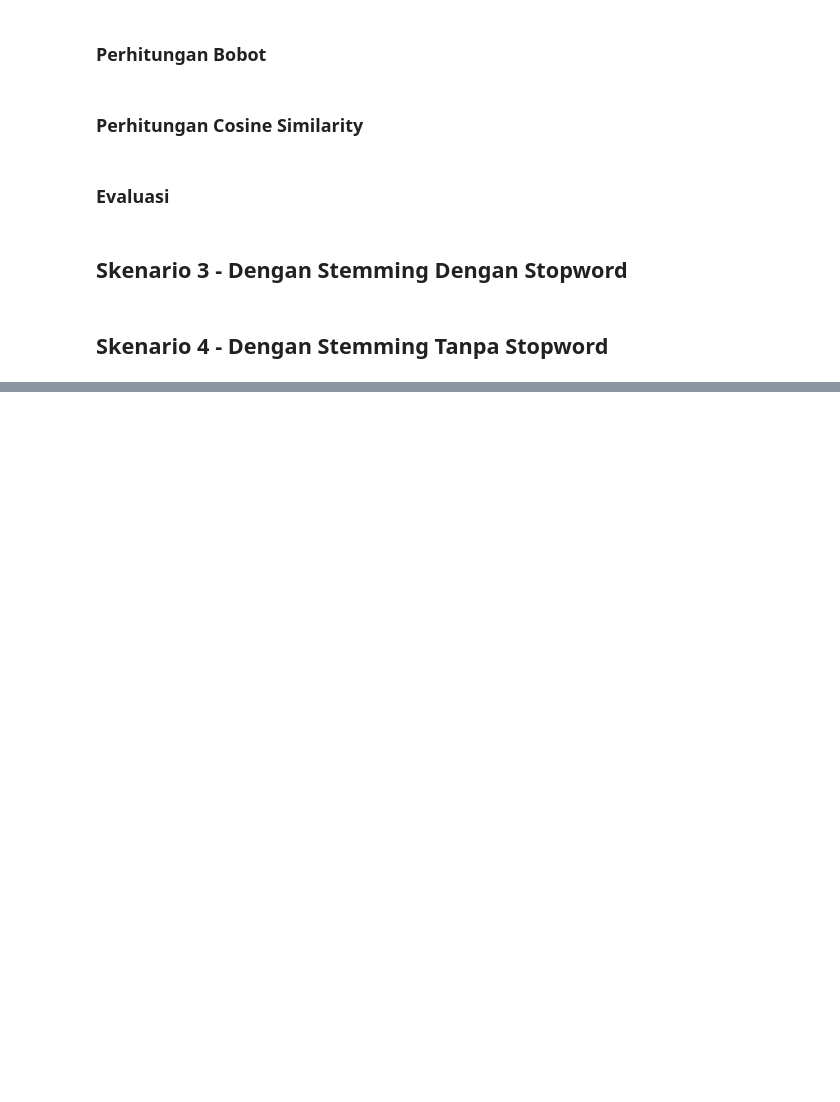
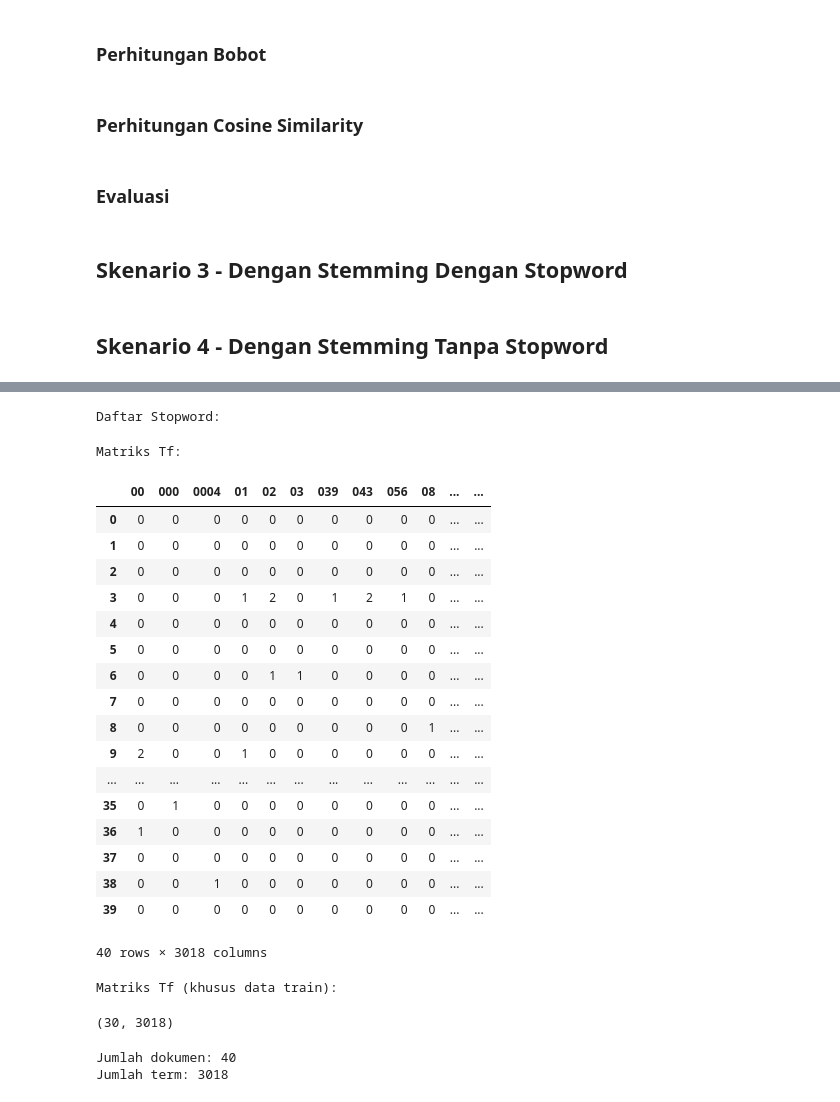
Before and after one commit to abuwildanm/Information-Retrieval, a Jupyter notebook: Projek.ipynb, the cells around one changed output, grey strips where cells are left out. Cells and saved outputs as stored; diff of their text form; code cells hidden in the pictures; blank space fills up the shorter version.

```diff
--- a/Projek.ipynb
+++ b/Projek.ipynb
@@ -460,0 +475,8 @@ cosim_matrix
+# %%
+# Create stemmer
+factory = StemmerFactory()
+stemmer = factory.create_stemmer()
+# %%
+# Stem Process
+for row in range(n_document):
+  sparse_data.loc[row, 'teks'] = stemmer.stem(sparse_data.loc[row, 'teks'])
@@ -460,0 +489,5 @@ cosim_matrix
+# %%
+vectorizer = CountVectorizer()
+tf = vectorizer.fit_transform(sparse_data['teks'])
+print('Jumlah dokumen:', tf.shape[0])
+print('Jumlah term:', tf.shape[1])
@@ -460,0 +519,51 @@ cosim_matrix
+# %%
+print('Daftar Stopword:')
+vectorizer.get_stop_words()
+# %% [output]
+Daftar Stopword:
+# %%
+print('Matriks Tf:')
+tf_matrix = pd.DataFrame(tf.toarray(), columns=vectorizer.get_feature_names())
+tf_matrix
+# %% [output]
+Matriks Tf:
+|  | 00 | 000 | 0004 | 01 | 02 | 03 | 039 | 043 | 056 | 08 | ... | ... |
+| 0 | 0 | 0 | 0 | 0 | 0 | 0 | 0 | 0 | 0 | 0 | ... | ... |
+| 1 | 0 | 0 | 0 | 0 | 0 | 0 | 0 | 0 | 0 | 0 | ... | ... |
+| 2 | 0 | 0 | 0 | 0 | 0 | 0 | 0 | 0 | 0 | 0 | ... | ... |
+| 3 | 0 | 0 | 0 | 1 | 2 | 0 | 1 | 2 | 1 | 0 | ... | ... |
+| 4 | 0 | 0 | 0 | 0 | 0 | 0 | 0 | 0 | 0 | 0 | ... | ... |
+| 5 | 0 | 0 | 0 | 0 | 0 | 0 | 0 | 0 | 0 | 0 | ... | ... |
+| 6 | 0 | 0 | 0 | 0 | 1 | 1 | 0 | 0 | 0 | 0 | ... | ... |
+| 7 | 0 | 0 | 0 | 0 | 0 | 0 | 0 | 0 | 0 | 0 | ... | ... |
+| 8 | 0 | 0 | 0 | 0 | 0 | 0 | 0 | 0 | 0 | 1 | ... | ... |
+| 9 | 2 | 0 | 0 | 1 | 0 | 0 | 0 | 0 | 0 | 0 | ... | ... |
+| ... | ... | ... | ... | ... | ... | ... | ... | ... | ... | ... | ... | ... |
+| 35 | 0 | 1 | 0 | 0 | 0 | 0 | 0 | 0 | 0 | 0 | ... | ... |
+| 36 | 1 | 0 | 0 | 0 | 0 | 0 | 0 | 0 | 0 | 0 | ... | ... |
+| 37 | 0 | 0 | 0 | 0 | 0 | 0 | 0 | 0 | 0 | 0 | ... | ... |
+| 38 | 0 | 0 | 1 | 0 | 0 | 0 | 0 | 0 | 0 | 0 | ... | ... |
+| 39 | 0 | 0 | 0 | 0 | 0 | 0 | 0 | 0 | 0 | 0 | ... | ... |
+40 rows × 3018 columns
+# %%
+print('Matriks Tf (khusus data train):')
+tf_train = tf_matrix[:n_train]
+tf_train.shape
+# %% [output]
+Matriks Tf (khusus data train):
+(30, 3018)
+# %%
+transformer = TfidfTransformer(sublinear_tf=True)
+
+# Penyesuaian df agar query (data test) tidak dihitung pada perhitungan df
+n = n_train
+df = tf_train.astype(bool).sum(axis=0)
+idf = np.log(n/df)
+transformer.idf_ = idf
+
+weight = transformer.fit_transform(tf)
+print('Jumlah dokumen:', weight.shape[0])
+print('Jumlah term:', weight.shape[1])
+# %% [output]
+Jumlah dokumen: 40
+Jumlah term: 3018
```
Also changed, not shown: parts of 31 cells of this notebook.
